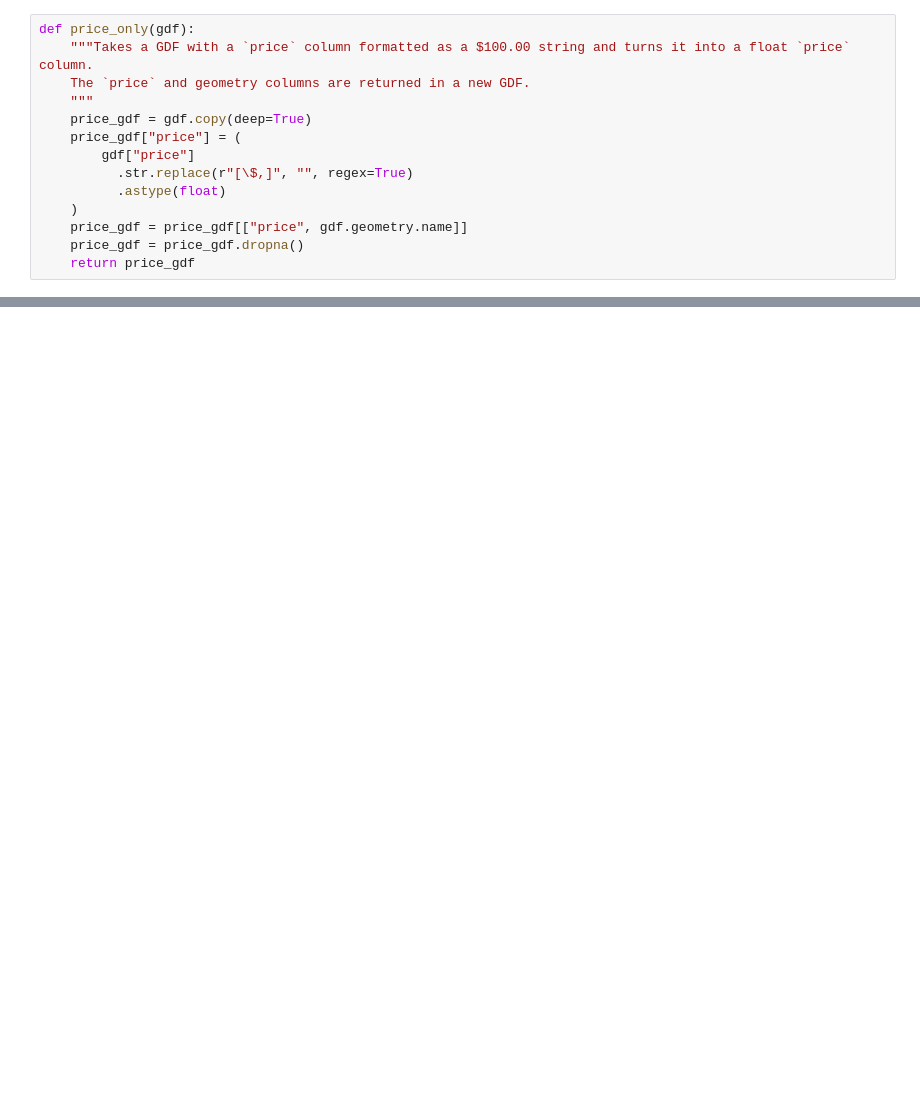
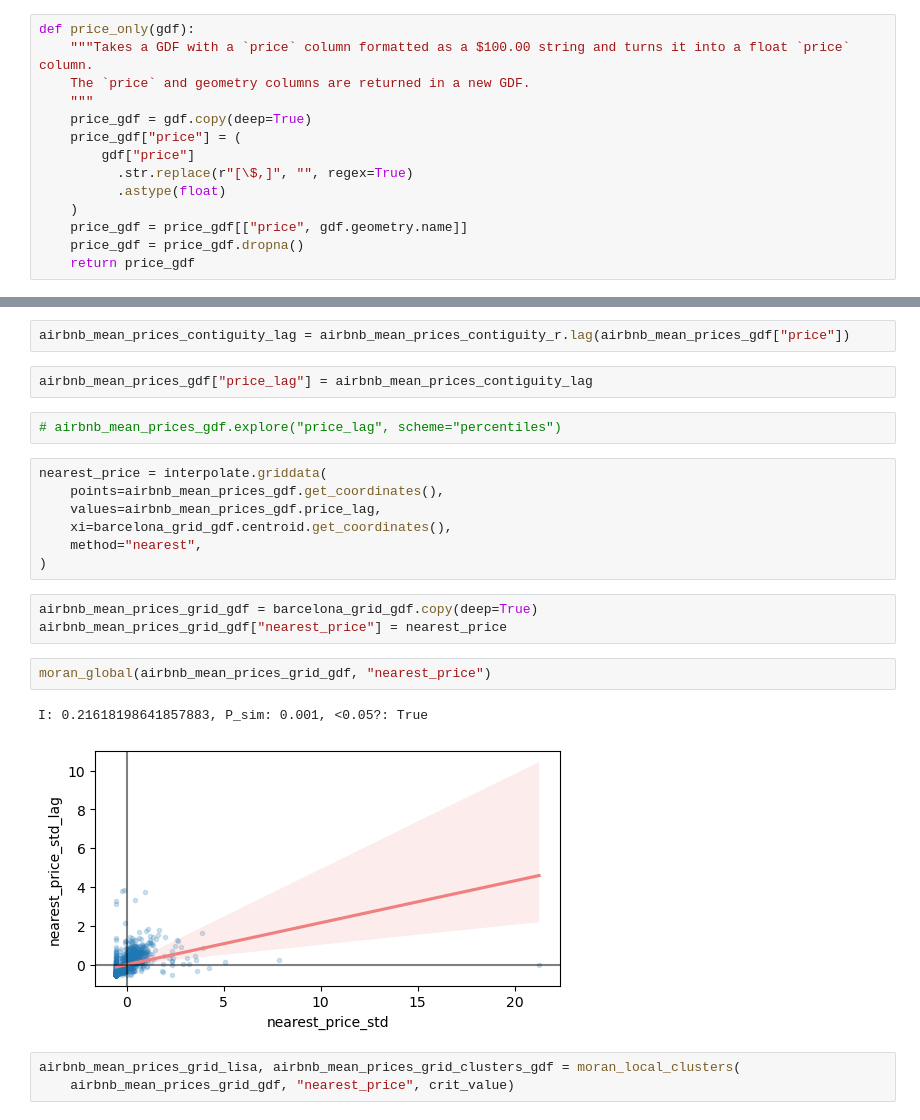
Before and after one commit to sds4sg/spatial-data-science-in-python-mikemoraned, a Jupyter notebook: 99_assignment/drafts/assignment_all_v2.ipynb, the cells around one changed output, grey strips where cells are left out. Cells and saved outputs as stored; diff of their text form; blank space fills up the shorter version.

```diff
--- a/99_assignment/drafts/assignment_all_v2.ipynb
+++ b/99_assignment/drafts/assignment_all_v2.ipynb
@@ -720,0 +792,24 @@ airbnb_prices_gdf
+# %%
+airbnb_mean_prices_contiguity_lag = airbnb_mean_prices_contiguity_r.lag(airbnb_mean_prices_gdf["price"])
+# %%
+airbnb_mean_prices_gdf["price_lag"] = airbnb_mean_prices_contiguity_lag
+# %%
+# airbnb_mean_prices_gdf.explore("price_lag", scheme="percentiles")
+# %%
+nearest_price = interpolate.griddata(
+    points=airbnb_mean_prices_gdf.get_coordinates(),
+    values=airbnb_mean_prices_gdf.price_lag,
+    xi=barcelona_grid_gdf.centroid.get_coordinates(),
+    method="nearest",
+)
+# %%
+airbnb_mean_prices_grid_gdf = barcelona_grid_gdf.copy(deep=True)
+airbnb_mean_prices_grid_gdf["nearest_price"] = nearest_price
+# %%
+moran_global(airbnb_mean_prices_grid_gdf, "nearest_price")
+# %% [output]
+I: 0.21618198641857883, P_sim: 0.001, <0.05?: True
+[figure, added]
+# %%
+airbnb_mean_prices_grid_lisa, airbnb_mean_prices_grid_clusters_gdf = moran_local_clusters(
+    airbnb_mean_prices_grid_gdf, "nearest_price", crit_value)
```
Also changed, not shown: parts of 18 cells of this notebook.
